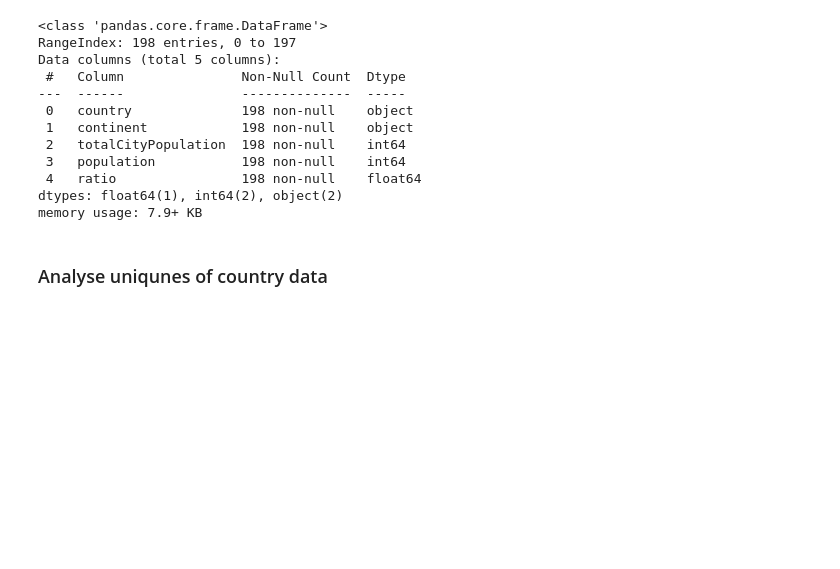
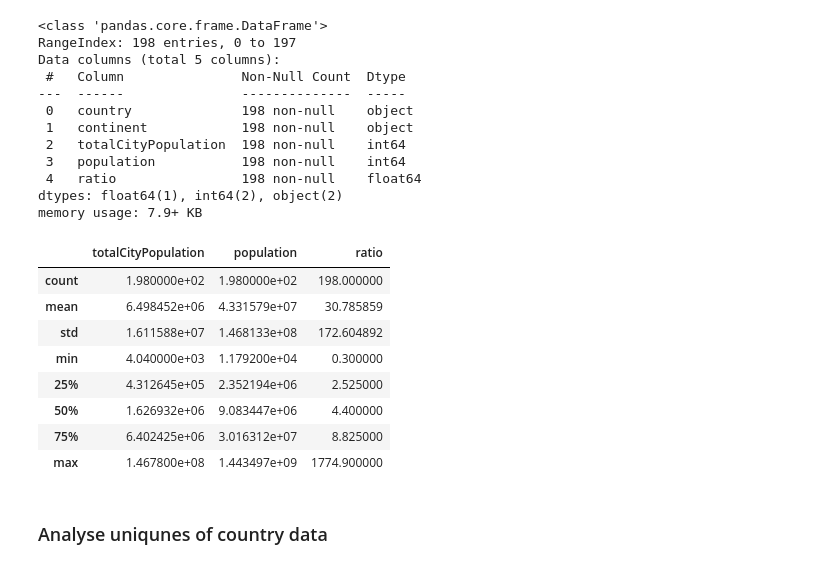
Before and after one commit to zdenekq/BlogPostProjectBenfordLaw, a Jupyter notebook: Population.ipynb, the cells around one changed output. Drawn from its saved outputs; the diff is of its cells as text; code cells hidden in the pictures; blank space fills up the shorter version.

```diff
--- a/Population.ipynb
+++ b/Population.ipynb
@@ -149,6 +150,18 @@ Data columns (total 5 columns):
  4   ratio                198 non-null    float64
 dtypes: float64(1), int64(2), object(2)
 memory usage: 7.9+ KB
+# %%
+maindata.describe()
+# %% [output]
+|  | totalCityPopulation | population | ratio |
+| count | 1.980000e+02 | 1.980000e+02 | 198.000000 |
+| mean | 6.498452e+06 | 4.331579e+07 | 30.785859 |
+| std | 1.611588e+07 | 1.468133e+08 | 172.604892 |
+| min | 4.040000e+03 | 1.179200e+04 | 0.300000 |
+| 25% | 4.312645e+05 | 2.352194e+06 | 2.525000 |
+| 50% | 1.626932e+06 | 9.083447e+06 | 4.400000 |
+| 75% | 6.402425e+06 | 3.016312e+07 | 8.825000 |
+| max | 1.467800e+08 | 1.443497e+09 | 1774.900000 |
 # %% [markdown]
 ### Analyse uniqunes of country data
 # %%
```
Also changed, not shown: parts of 16 cells of this notebook.
